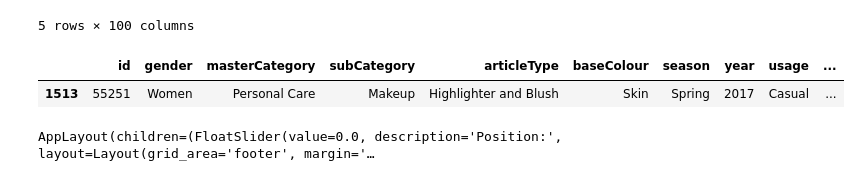
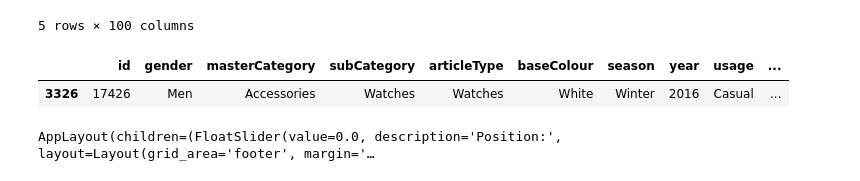
Before and after one commit to jeremypuchta/interactive-exploration-embedding-space, a Jupyter notebook: interactive-exploration-embedding-space.ipynb, the cells around one changed output. Saved outputs shown, nothing was run; the diff lists cells and outputs as text; code cells hidden in the pictures.

```diff
--- a/interactive-exploration-embedding-space.ipynb
+++ b/interactive-exploration-embedding-space.ipynb
@@ -146,10 +146,10 @@ def create_user_marker(position=0):
     user_position = np.array([position, 0])
     return user_marker, user_position
 # %%
-df.loc[df['id'] == 55251]
+df.loc[df['id'] == 17426]
 # %% [output]
 |  | id | gender | masterCategory | subCategory | articleType | baseColour | season | year | usage | ... |
-| 1513 | 55251 | Women | Personal Care | Makeup | Highlighter and Blush | Skin | Spring | 2017 | Casual | ... |
+| 3326 | 17426 | Men | Accessories | Watches | Watches | White | Winter | 2016 | Casual | ... |
 # %%
 def get_nearest_neighbour(user_position, df):
    nearest_neighbour = None
```
Also changed, not shown: parts of 1 cell of this notebook.
